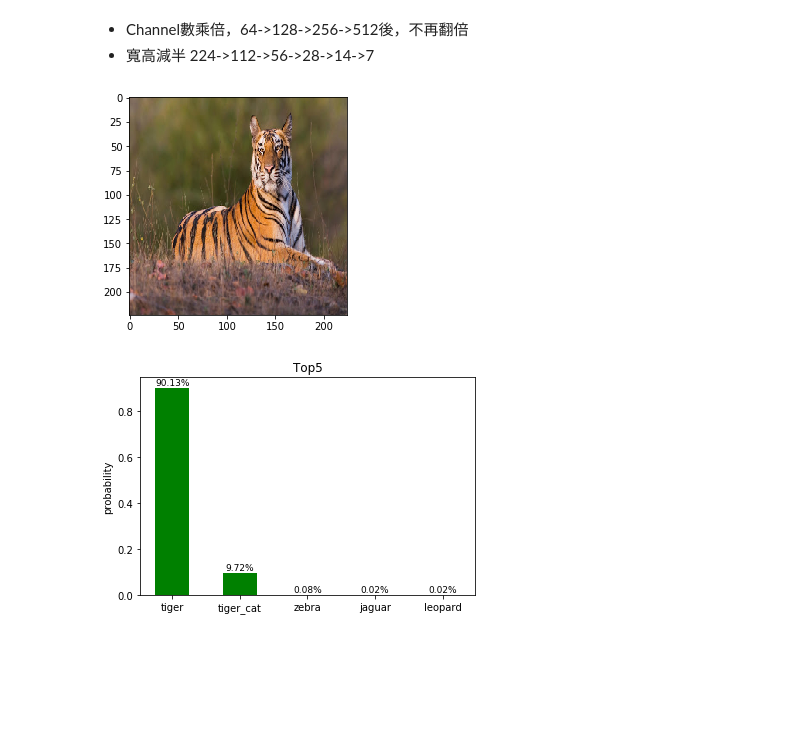
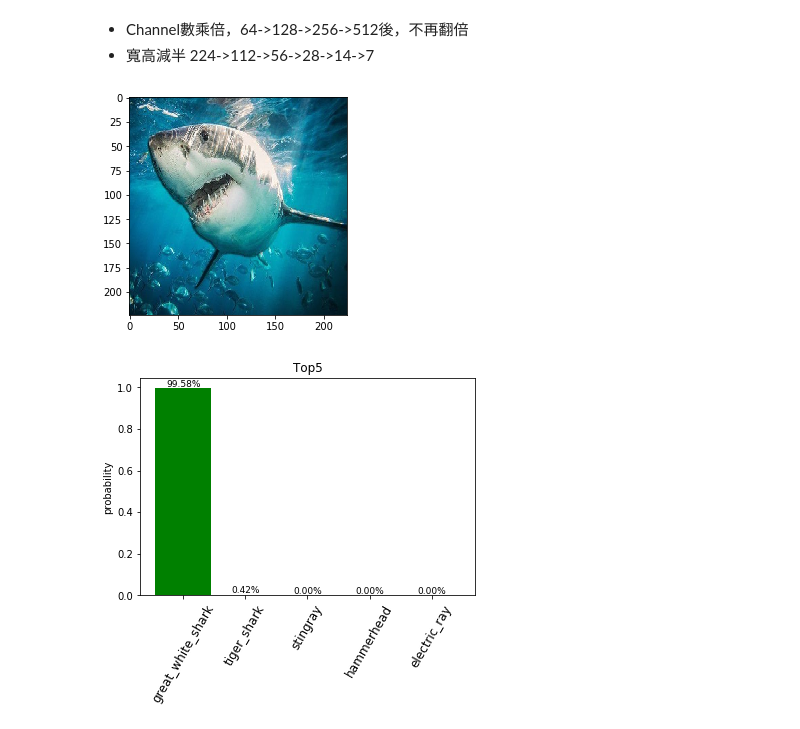
Before and after one commit to cylin1123/Tensorflow, a Jupyter notebook: CNN_VGG16.ipynb, the cells around one changed output. Saved outputs shown, nothing was run; the diff lists cells and outputs as text; code cells hidden in the pictures; blank space fills up the shorter version.

```diff
--- a/CNN_VGG16.ipynb
+++ b/CNN_VGG16.ipynb
@@ -43,13 +40,13 @@ def percent(value):
 # %%
 model = VGG16(weights='imagenet',include_top=True)
 # %%
-img_path = 'data/img/tiger.jpg'
-img = image.load_img(img_path, target_size=(224, 224))
+imgPath = 'data/img/shark.jpg'
+img = image.load_img(imgPath, target_size=(224, 224))
 
 plt.imshow(img)
 plt.show()
 # %% [output]
-[figure, old version]
+[figure, new version]
 # %%
 x = image.img_to_array(img)
 x = np.expand_dims(x, axis=0)#轉化為tensor size(1, 224, 224, 3)
@@ -61,28 +58,34 @@ features = model.predict(x)
 # 取得前五個最可能類別跟機率
 pred=decode_predictions(features, top=5)[0]
 # %%
+def percent(value):
+    return '%.2f%%' % (value * 100)
+
 #整理預測結果及數值
 values = []
-bar_label = []
-for element in pred:
-    values.append(element[2])
-    bar_label.append(element[1])
+label = []
+for elem in pred:
+    values.append(elem[2])
+    label.append(elem[1])
+
 
 fig=plt.figure(u"Top5 Prediction Results ")
 ax = fig.add_subplot(111)
-ax.bar(range(len(values)), values, tick_label=bar_label, width=0.5, fc='g')
+ax.bar(range(len(values)), values, tick_label=label, width=0.9, fc='g')
 ax.set_ylabel(u'probability')
 ax.set_title(u'Top5')
 for a,b in zip(range(len(values)), values):
-    ax.text(a, b+0.0005, percent(b), ha='center', va = 'bottom', fontsize=9)
+    ax.text(a, b, percent(b), ha='center', va = 'bottom', fontsize=9)
+
+plt.xticks(fontsize=12,rotation=60)
 
 fig = plt.gcf()
 plt.show()
 
-name=img_path[0:-4]+'_pred'
-fig.savefig(name, dpi=300)
+name=imgPath[0:-4]+'_pred'
+fig.savefig(name, dpi=200)
 # %% [output]
-[figure, old version]
+[figure, new version]
 # %%
 model.summary()
 # %% [output]
```
Also changed, not shown: parts of 2 cells of this notebook, 1 other file.
